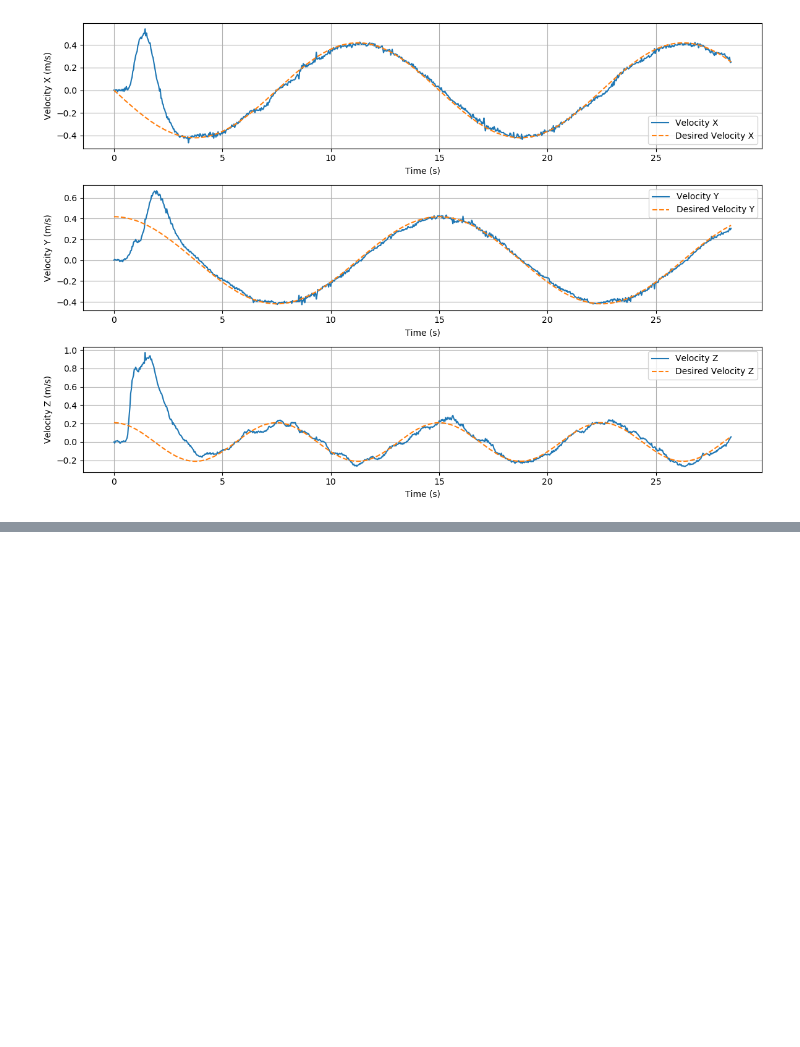
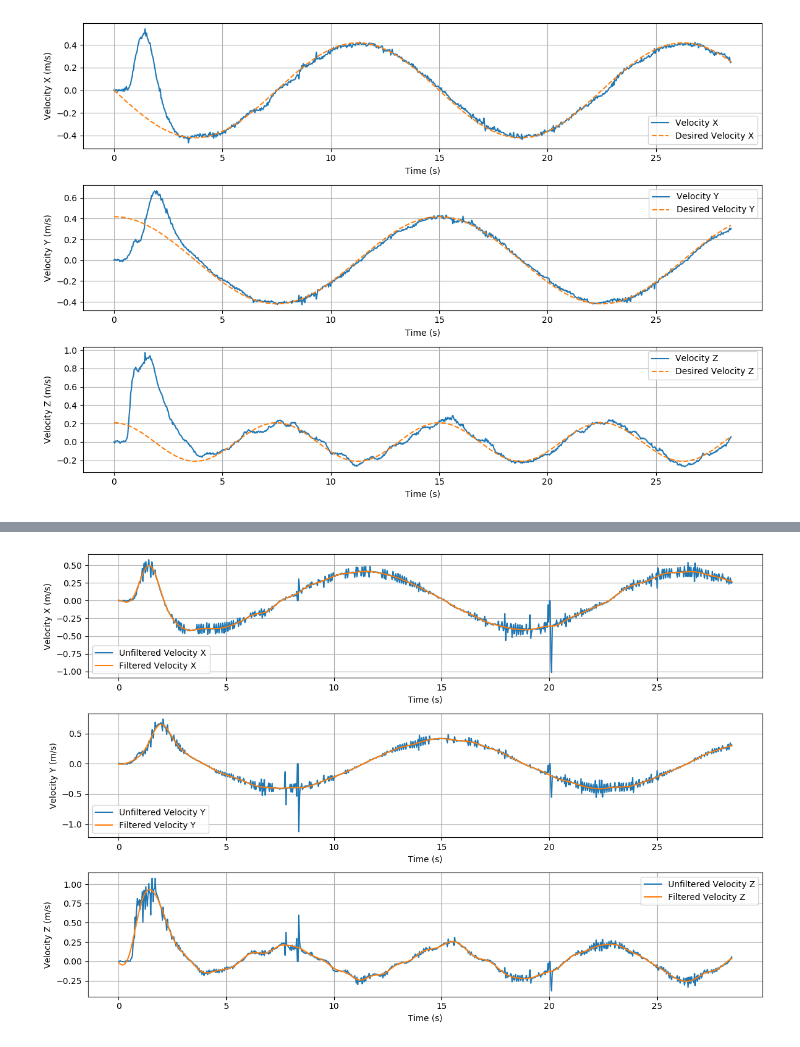
Before and after one commit to LuizMiguelTavares/aerial_robots, a Jupyter notebook: plot_data.ipynb, the cells around one changed output, grey strips where cells are left out. Drawn from its saved outputs; the diff is of its cells as text; code cells hidden in the pictures; blank space fills up the shorter version.

```diff
--- a/plot_data.ipynb
+++ b/plot_data.ipynb
@@ -122,0 +329,64 @@ Successfully loaded data from data/drone_data_2024_12_3_19_2_31.csv
+# %%
+# Apply filt filt on the "vel_no_filter" data
+
+from scipy.signal import butter, filtfilt
+
+def butter_lowpass(cutoff, fs, order=5):
+    nyquist = 0.5 * fs
+    normal_cutoff = cutoff / nyquist
+    b, a = butter(order, normal_cutoff, btype='low', analog=False)
+    return b, a
+
+def butter_lowpass_filter(data, cutoff, fs, order=5):
+    b, a = butter_lowpass(cutoff, fs, order=order)
+    y = filtfilt(b, a, data)
+    return y
+
+# Filter requirements.
+order = 6
+fs = 30.0       # sample rate, Hz
+cutoff = 0.9  # desired cutoff frequency of the filter, Hz
+
+# Get the filter coefficients so we can check its frequency response.
+b, a = butter_lowpass(cutoff, fs, order)
+
+# Apply the filter to the data
+# Filter each velocity component separately
+vel_no_filter_filtered = np.array([
+    butter_lowpass_filter(vel_no_filter[:, i], cutoff, fs, order)
+    for i in range(vel_no_filter.shape[1])
+]).T
+
+plt.figure(figsize=(12, 8))
+
+# X velocity
+plt.subplot(3, 1, 1)
+plt.plot(time, vel_no_filter[:, 0], label="Unfiltered Velocity X")
+plt.plot(time, vel_no_filter_filtered[:, 0], label="Filtered Velocity X")
+plt.xlabel("Time (s)")
+plt.ylabel("Velocity X (m/s)")
+plt.legend()
+plt.grid()
+
+# Y velocity
+plt.subplot(3, 1, 2)
+plt.plot(time, vel_no_filter[:, 1], label="Unfiltered Velocity Y")
+plt.plot(time, vel_no_filter_filtered[:, 1], label="Filtered Velocity Y")
+plt.xlabel("Time (s)")
+plt.ylabel("Velocity Y (m/s)")
+plt.legend()
+plt.grid()
+
+# Z velocity
+plt.subplot(3, 1, 3)
+plt.plot(time, vel_no_filter[:, 2], label="Unfiltered Velocity Z")
+plt.plot(time, vel_no_filter_filtered[:, 2], label="Filtered Velocity Z")
+plt.xlabel("Time (s)")
+plt.ylabel("Velocity Z (m/s)")
+plt.legend()
+plt.grid()
+
+plt.tight_layout()
+plt.show()
+# %% [output]
+[figure, added]
```
Also changed, not shown: parts of 11 cells of this notebook, 1 other file.
